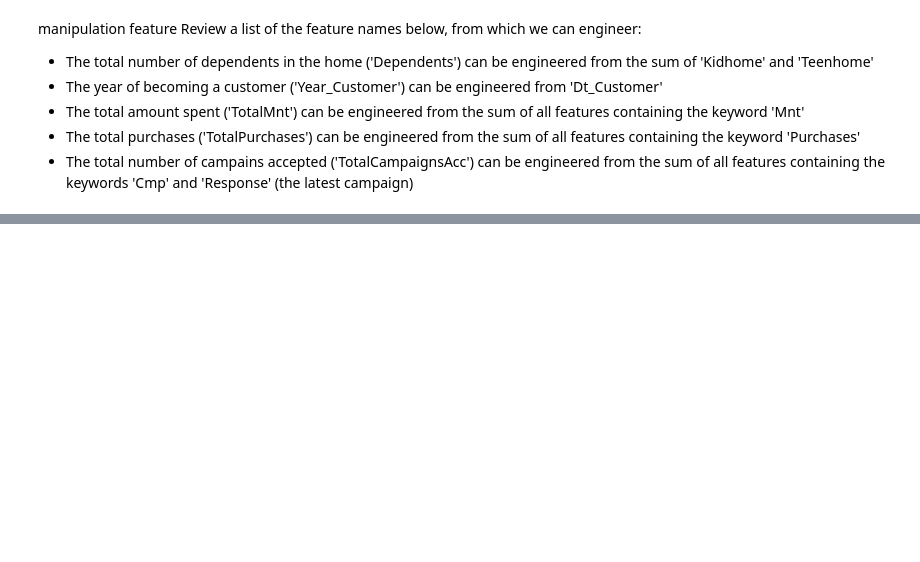
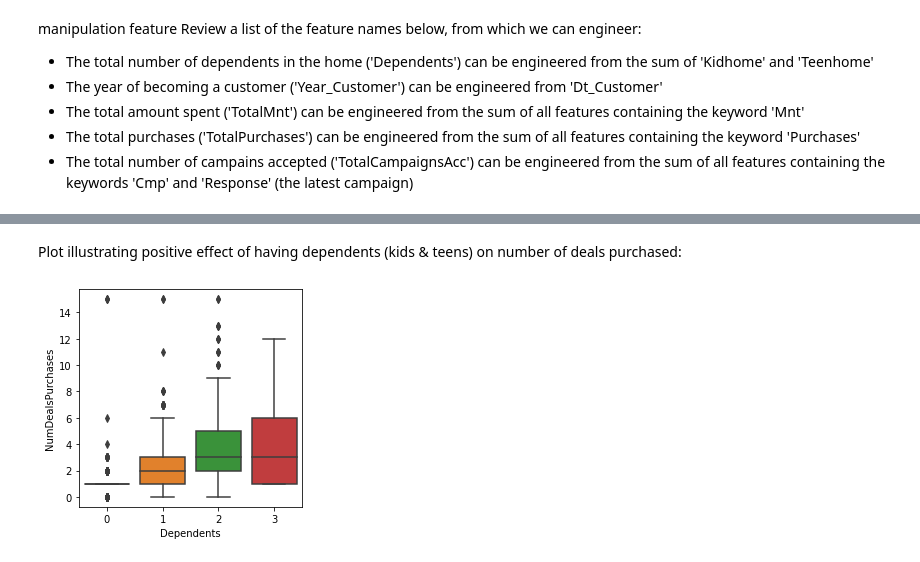
Before and after one commit to rjrizani/analysis-marketing, a Jupyter notebook: analysis-marketing-data.ipynb, the cells around one changed output, grey strips where cells are left out. Cells and saved outputs as stored; diff of their text form; code cells hidden in the pictures; blank space fills up the shorter version.

```diff
--- a/analysis-marketing-data.ipynb
+++ b/analysis-marketing-data.ipynb
@@ -277,0 +284,8 @@ print(data[mnt_cols])
+# %% [markdown]
+Plot illustrating positive effect of having dependents (kids & teens) on number of deals purchased:
+# %%
+plt.figure(figsize=(4,4))
+sns.boxplot(x='Dependents', y='NumDealsPurchases', data=data);
+#more dependents more number purchased
+# %% [output]
+[figure, added]
```
Also changed, not shown: parts of 41 cells of this notebook.
